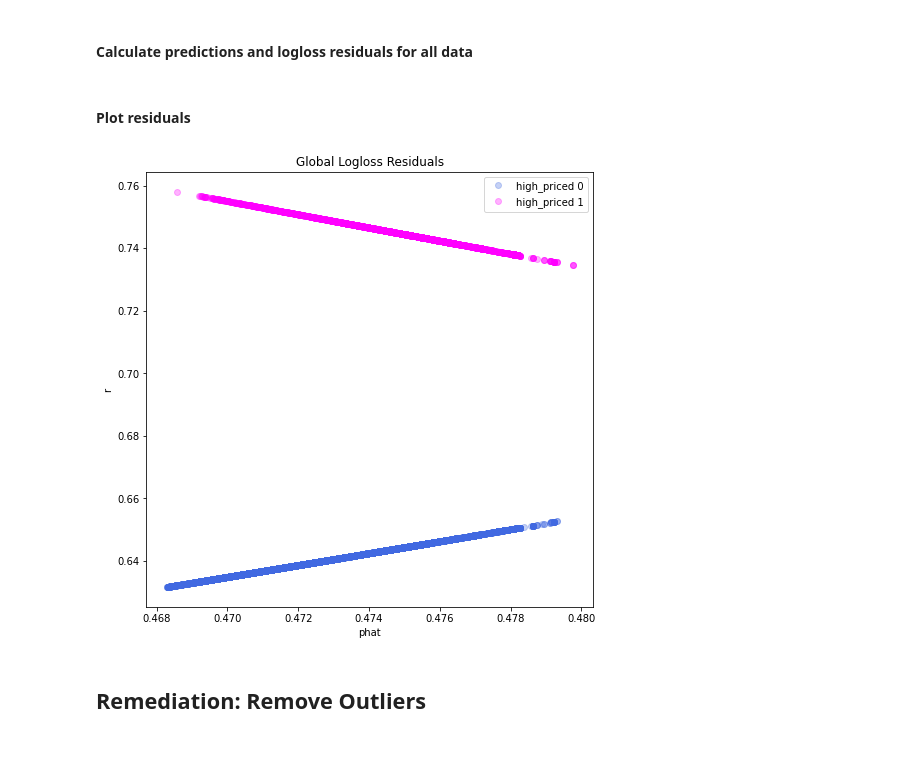
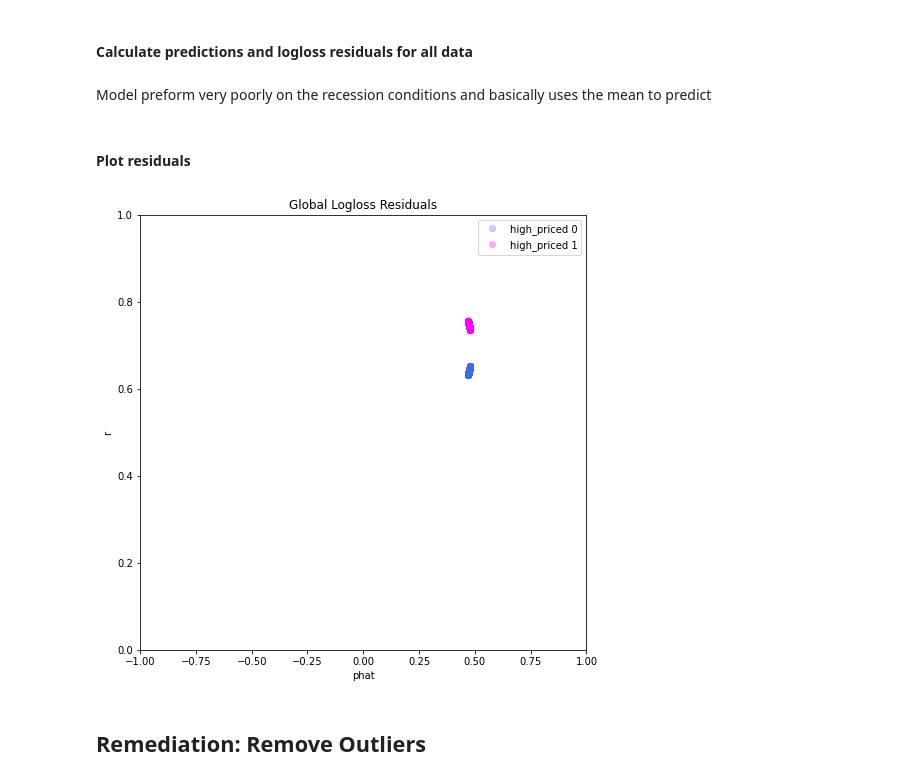
Before and after one commit to midiker/GWU_RML, a Jupyter notebook: Assignment_5/Assignment_5.ipynb, the cells around one changed output. Saved outputs shown, nothing was run; the diff lists cells and outputs as text; code cells hidden in the pictures; blank space fills up the shorter version.

```diff
--- a/Assignment_5/Assignment_5.ipynb
+++ b/Assignment_5/Assignment_5.ipynb
@@ -234,29 +234,33 @@ rem_mxgb_phat = pd.concat([valid.reset_index(drop=True), rem_mxgb_phat], axis=1)
 # calculate logloss residuals
 rem_mxgb_phat[r_name] = -rem_mxgb_phat[y_name]*np.log(rem_mxgb_phat[yhat_name]) -\
                        (1 - rem_mxgb_phat[y_name])*np.log(1 - rem_mxgb_phat[yhat_name])
+# %% [markdown]
+Model preform very poorly on the recession conditions and basically uses the mean to predict
 # %% [markdown]
 #### Plot residuals
 # %%
 # initialize figure
 fig, ax_ = plt.subplots(figsize=(8, 8))
 
 # plot groups with appropriate color
 color_list = ['royalblue', 'magenta']
 c_idx = 0
 groups = rem_mxgb_phat.groupby(y_name) # define groups for levels of PAY_0
 for name, group in groups:
     ax_.plot(group.phat, group.r,
              label=' '.join([y_name, str(name)]),
              marker='o', linestyle='', color=color_list[c_idx], alpha=0.3)
     c_idx += 1
 
 # annotate plot
+_ = ax_.set_ylim(0, 1)
+_ = ax_.set_xlim(-1, 1)
 _ = plt.xlabel(yhat_name)
 _ = plt.ylabel(r_name)
 _ = ax_.legend(loc=1)
 _ = plt.title('Global Logloss Residuals')
 # %% [output]
-[figure, old version]
+[figure, new version]
 # %% [markdown]
 ## Remediation: Remove Outliers
 # %% [markdown]
```
Also changed, not shown: parts of 3 cells of this notebook.
